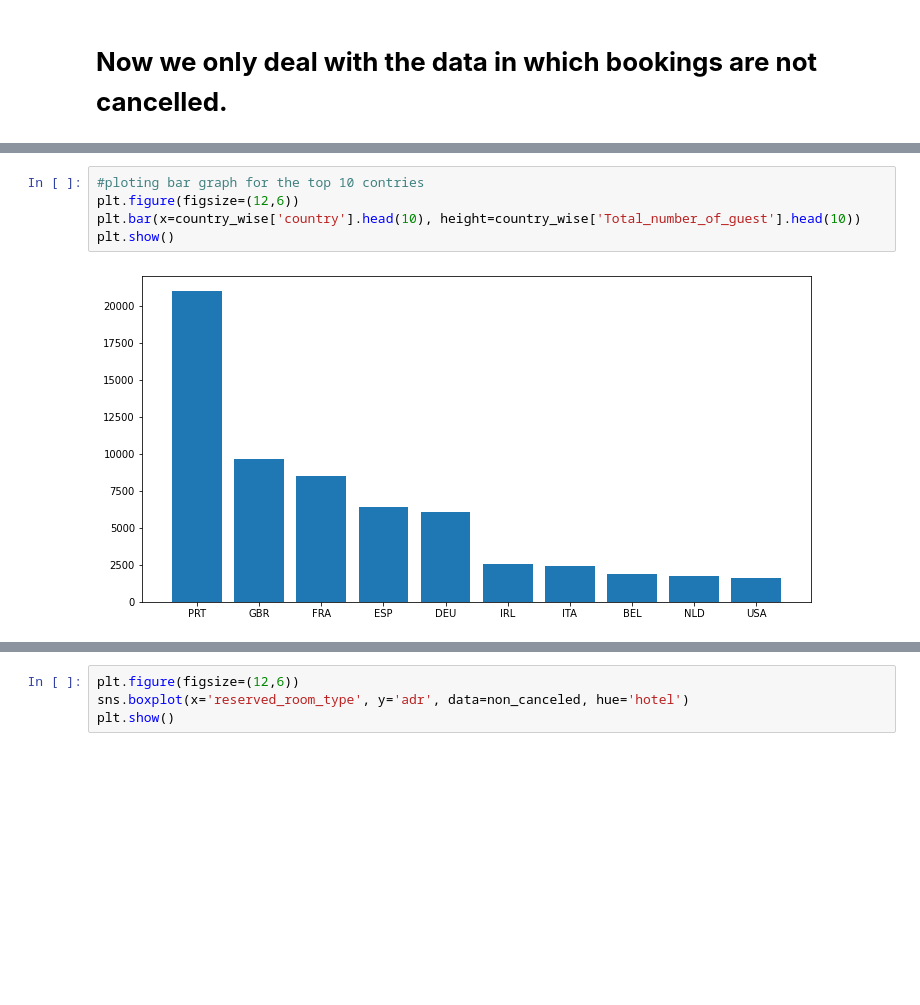
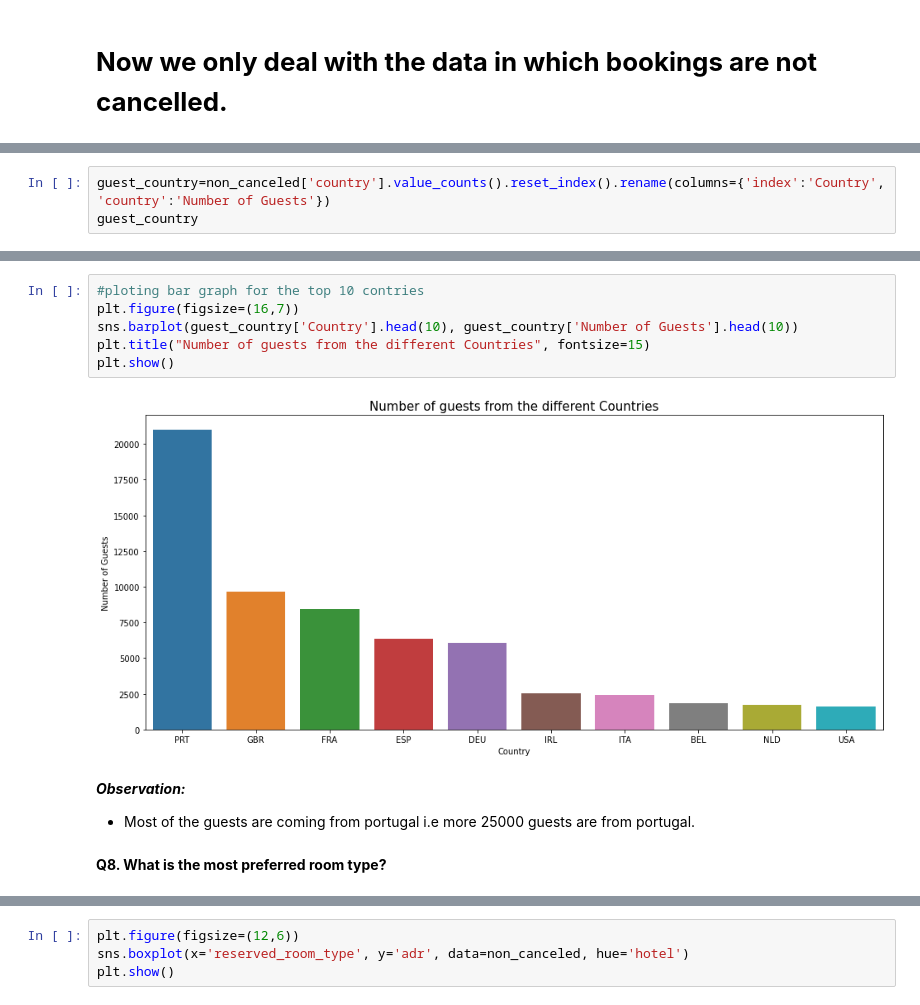
Before and after one commit to raoak18/Hotels-Data-Analysis-EDA, a Jupyter notebook: Hotel_Booking_Analysis_Capstone_Project.ipynb, the cells around one changed output, grey strips where cells are left out. Drawn from its saved outputs; the diff is of its cells as text; blank space fills up the shorter version.

```diff
--- a/Hotel_Booking_Analysis_Capstone_Project.ipynb
+++ b/Hotel_Booking_Analysis_Capstone_Project.ipynb
@@ -308,0 +406,3 @@ country_wise
+# %%
+guest_country=non_canceled['country'].value_counts().reset_index().rename(columns={'index':'Country', 'country':'Number of Guests'})
+guest_country
@@ -309,7 +423,13 @@ country_wise
 # %%
 #ploting bar graph for the top 10 contries
-plt.figure(figsize=(12,6))
-plt.bar(x=country_wise['country'].head(10), height=country_wise['Total_number_of_guest'].head(10))
+plt.figure(figsize=(16,7))
+sns.barplot(guest_country['Country'].head(10), guest_country['Number of Guests'].head(10))
+plt.title("Number of guests from the different Countries", fontsize=15)
 plt.show()
 # %% [output]
-[figure, old version]
+[figure, new version]
+# %% [markdown]
+***Observation:***
+* Most of the guests are coming from portugal i.e more 25000 guests are from portugal.
+# %% [markdown]
+**Q8. What is the most preferred room type?**
```
Also changed, not shown: parts of 51 cells of this notebook.
